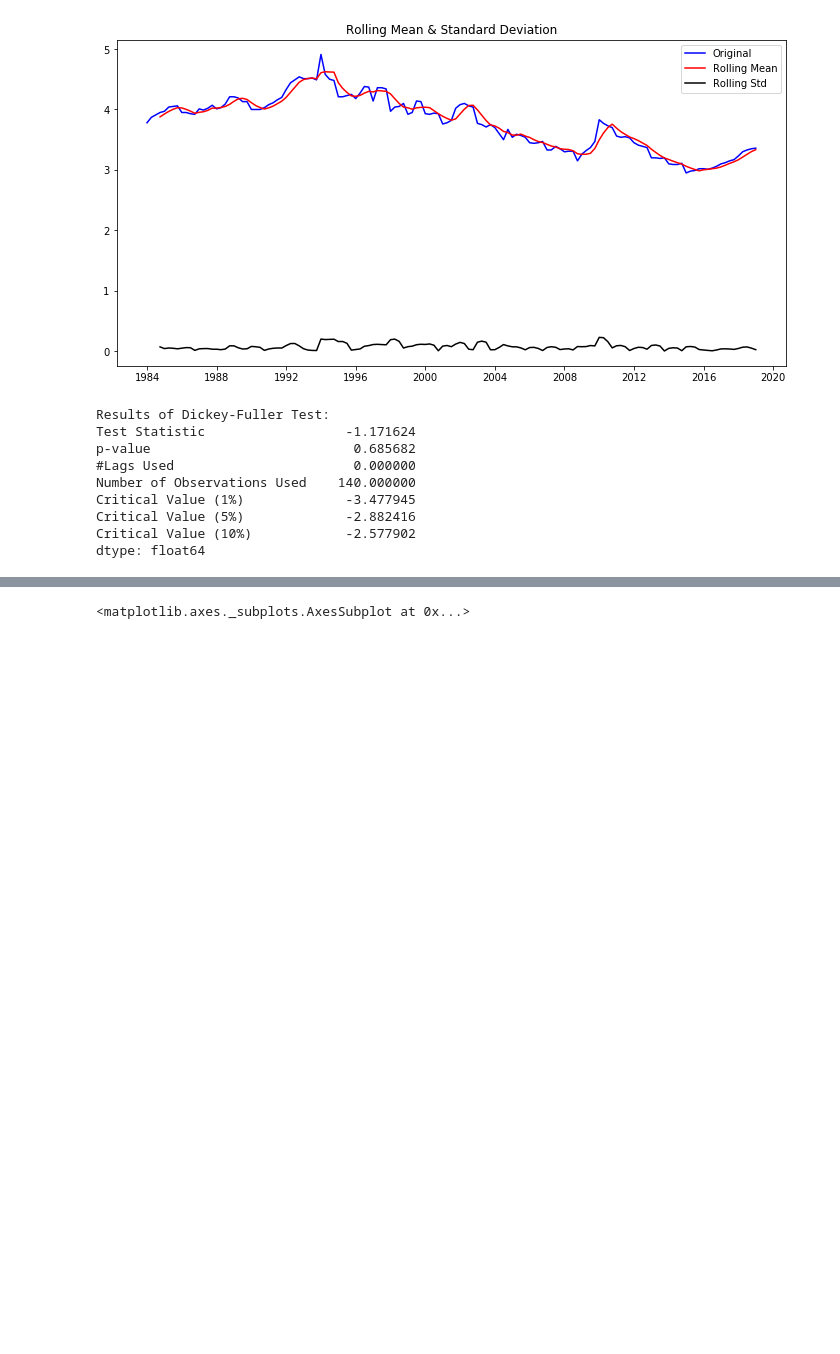
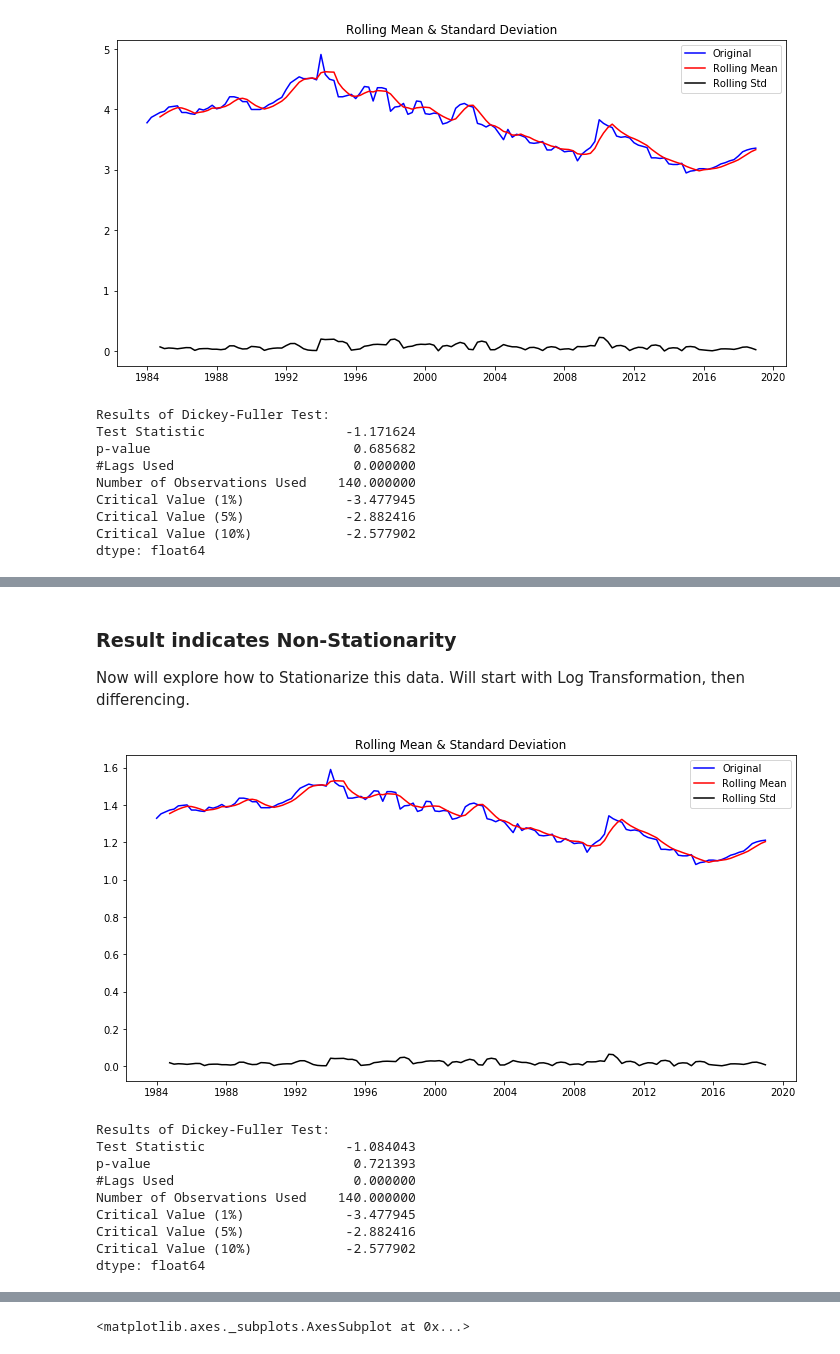
Before and after one commit to allaccountstaken/banks_number_decline, a Jupyter notebook: notebooks/NJ-bank_eda-TimeSeriesAnalysis.ipynb, the cells around one changed output, grey strips where cells are left out. Cells and saved outputs as stored; diff of their text form; code cells hidden in the pictures; blank space fills up the shorter version.

```diff
--- a/notebooks/NJ-bank_eda-TimeSeriesAnalysis.ipynb
+++ b/notebooks/NJ-bank_eda-TimeSeriesAnalysis.ipynb
@@ -106,14 +106,14 @@ plt.show(block=False)
 # %%
 ## Using learn.co function to play around with USNIM
 
-def stationarity_check(TS):
+def stationarity_check(TS, window = 4):
 
     # Import adfuller
     from statsmodels.tsa.stattools import adfuller
 
     # Calculate rolling statistics
-    rolmean = TS.rolling(window = 4, center = False).mean()
-    rolstd = TS.rolling(window = 4, center = False).std()
+    rolmean = TS.rolling(window = window, center = False).mean()
+    rolstd = TS.rolling(window = window, center = False).std()
 
     # Perform the Dickey Fuller Test
     dftest = adfuller(TS) # change the passengers column as required
@@ -151,0 +164,19 @@ dtype: float64
+# %% [markdown]
+### Result indicates Non-Stationarity
+
+Now will explore how to Stationarize this data. Will start with Log Transformation, then differencing.
+# %%
+USNIM['natural_log'] = np.log(USNIM)
+# %%
+stationarity_check(USNIM.natural_log)
+# %% [output]
+[figure, added]
+Results of Dickey-Fuller Test:
+Test Statistic                  -1.084043
+p-value                          0.721393
+#Lags Used                       0.000000
+Number of Observations Used    140.000000
+Critical Value (1%)             -3.477945
+Critical Value (5%)             -2.882416
+Critical Value (10%)            -2.577902
+dtype: float64
```
Also changed, not shown: parts of 22 cells of this notebook, 1 other file.
